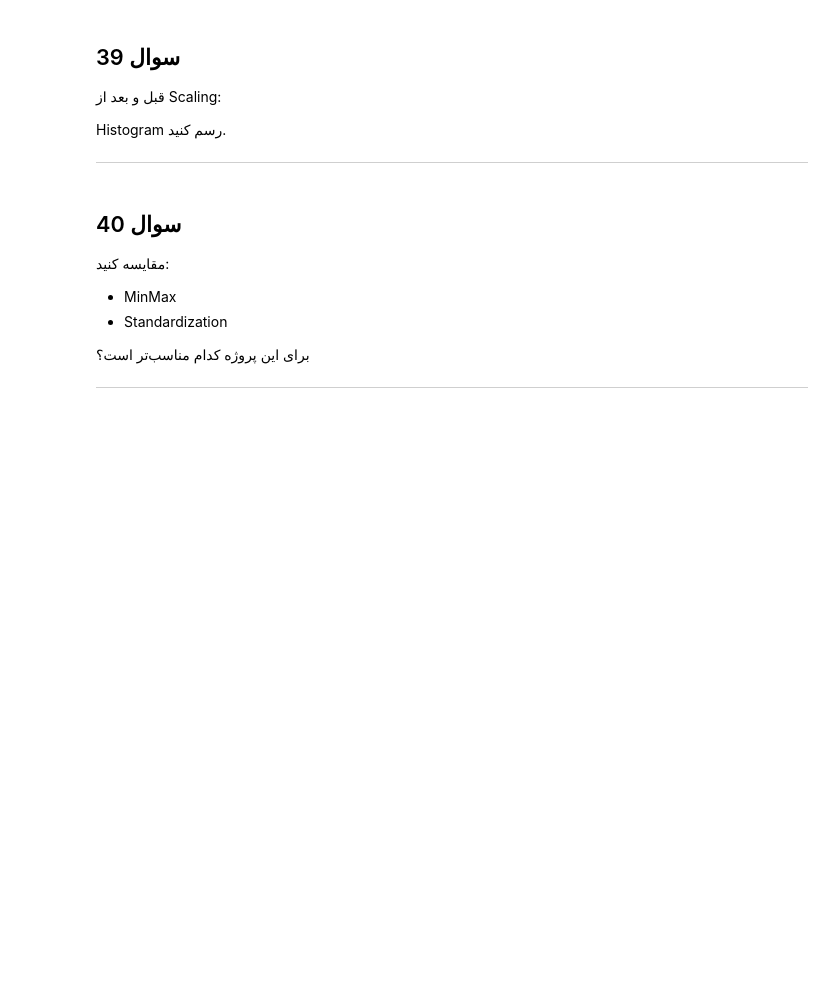
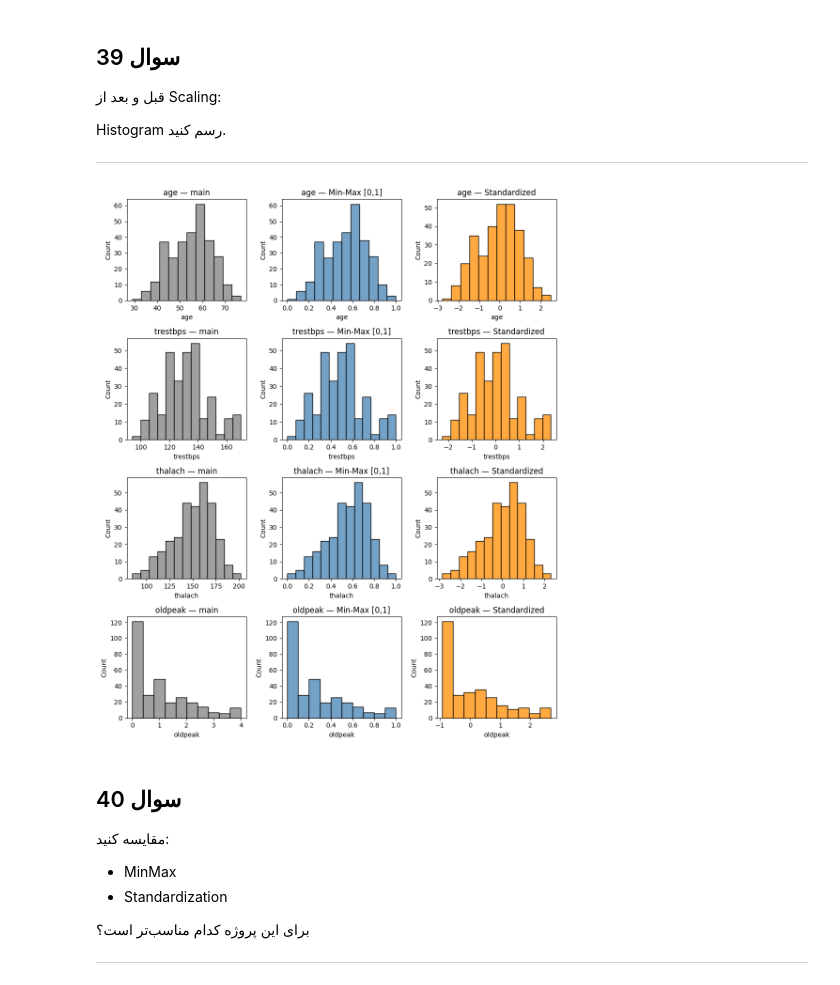
Before and after one commit to MehradAmiresmi/Data-Mining-Answer, a Jupyter notebook: 002_Data Preparation/task002_data_preparation.ipynb, the cells around one changed output. Cells and saved outputs as stored; diff of their text form; code cells hidden in the pictures; blank space fills up the shorter version.

````diff
--- a/002_Data Preparation/task002_data_preparation.ipynb
+++ b/002_Data Preparation/task002_data_preparation.ipynb
@@ -561,6 +926,10 @@ MALE
 ```
 
 ---
+# %%
+text_columns = df_changed.select_dtypes(include="object").columns
+for col in text_columns:
+    df_changed[col] = df_changed[col].str.strip().str.lower()
 # %% [markdown]
 # بخش ششم
 
@@ -637,3 +1051,8 @@ Min-Max Scaling را با NumPy پیاده‌سازی کنید.
 ```
 
 ---
+# %%
+numeric_cols = ["age", "trestbps", "thalach", "oldpeak"]
+df_minmax = df.copy()
+df_minmax[numeric_cols] = (df_minmax[numeric_cols] - df_minmax[numeric_cols].min()) / (df_minmax[numeric_cols].max() - df_minmax[numeric_cols].min())
+print(df_minmax[numeric_cols].describe().T[["min", "max", "mean"]])
@@ -645,3 +1070,7 @@ Min-Max Scaling را با NumPy پیاده‌سازی کنید.
 Standardization را با NumPy پیاده‌سازی کنید.
 
 ---
+# %%
+df_standard = df.copy()
+df_standard[numeric_cols] = (df_standard[numeric_cols] - df_standard[numeric_cols].mean()) / df_standard[numeric_cols].std()
+print(df_standard[numeric_cols].describe().T[["mean", "std"]])
@@ -653,6 +1088,23 @@ Standardization را با NumPy پیاده‌سازی کنید.
 Histogram رسم کنید.
 
 ---
+# %%
+fig, axes = plt.subplots(len(numeric_cols), 3, figsize=(10, 3*len(numeric_cols)))
+
+for i, col in enumerate(numeric_cols):
+    sns.histplot(df[col], ax=axes[i,0], color="gray")
+    axes[i,0].set_title(f"{col} — main")
+
+    sns.histplot(df_minmax[col], ax=axes[i,1], color="steelblue")
+    axes[i,1].set_title(f"{col} — Min-Max [0,1]")
+
+    sns.histplot(df_standard[col], ax=axes[i,2], color="darkorange")
+    axes[i,2].set_title(f"{col} — Standardized")
+
+plt.tight_layout()
+plt.show()
+# %% [output]
+[figure, added]
 # %% [markdown]
 ## سوال 40
 
````
Also changed, not shown: parts of 44 cells of this notebook.
